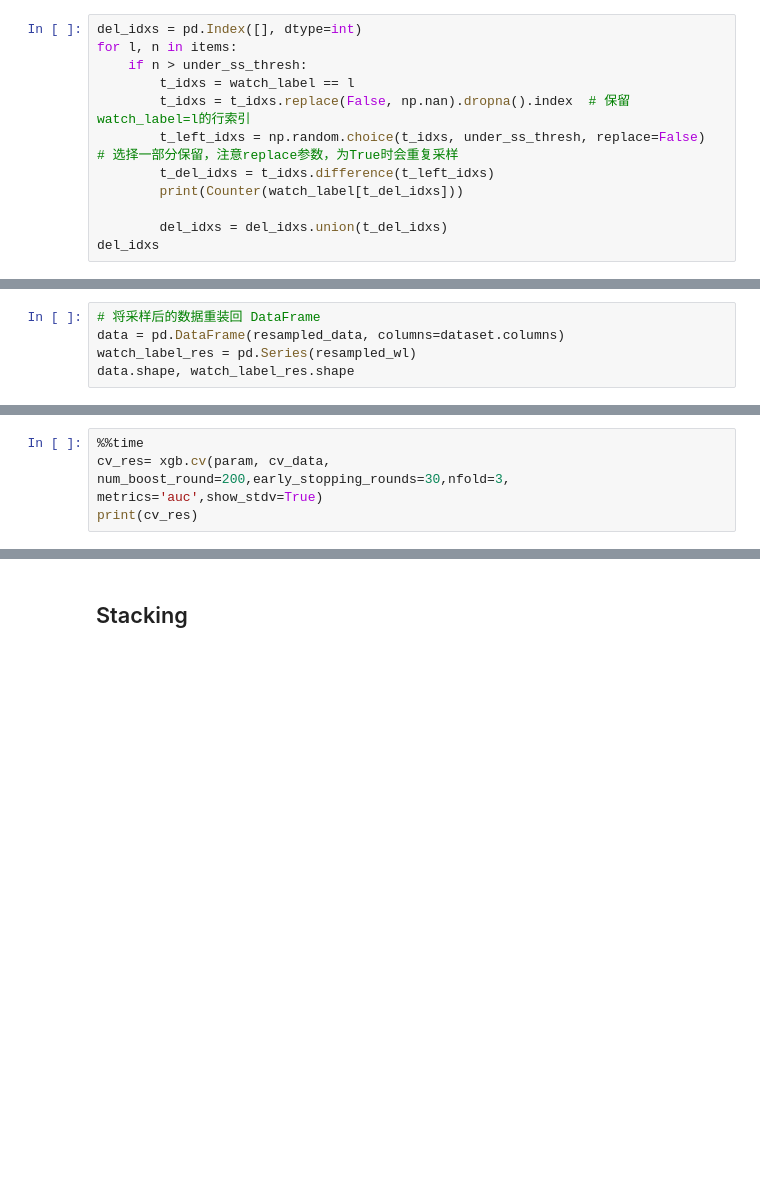
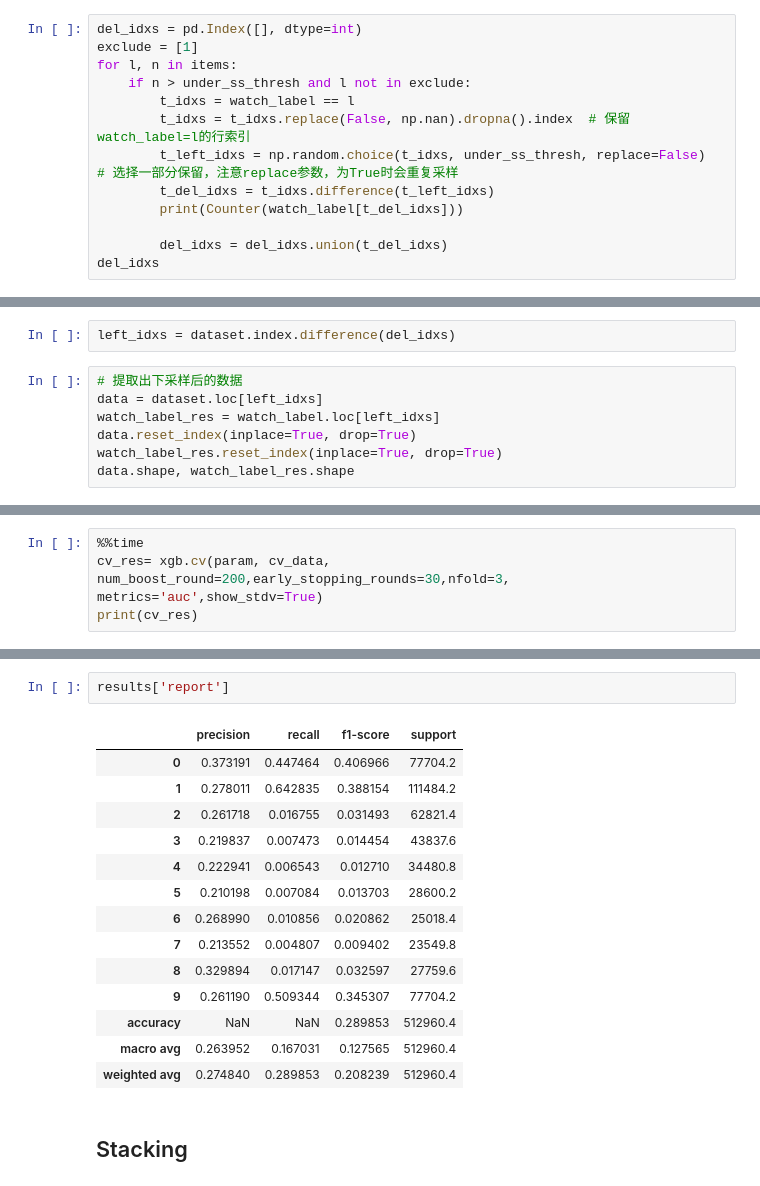
Before and after one commit to GZYZG/2021-digix-recommendation, a Jupyter notebook: Models/models.ipynb, the cells around one changed output, grey strips where cells are left out. Drawn from its saved outputs; the diff is of its cells as text; blank space fills up the shorter version.

```diff
--- a/Models/models.ipynb
+++ b/Models/models.ipynb
@@ -491,8 +501,9 @@ under_ss, over_ss
   9: 388521})
 # %%
 del_idxs = pd.Index([], dtype=int)
+exclude = [1]
 for l, n in items:
-    if n > under_ss_thresh:
+    if n > under_ss_thresh and l not in exclude:
         t_idxs = watch_label == l
         t_idxs = t_idxs.replace(False, np.nan).dropna().index  # 保留watch_label=l的行索引
         t_left_idxs = np.random.choice(t_idxs, under_ss_thresh, replace=False)  # 选择一部分保留，注意replace参数，为True时会重复采样
@@ -531,0 +536,9 @@ resampled_data.shape, resampled_wl.shape
+# %%
+left_idxs = dataset.index.difference(del_idxs)
+# %%
+# 提取出下采样后的数据
+data = dataset.loc[left_idxs]
+watch_label_res = watch_label.loc[left_idxs]
+data.reset_index(inplace=True, drop=True)
+watch_label_res.reset_index(inplace=True, drop=True)
+data.shape, watch_label_res.shape
@@ -542,8 +557,3 @@ Counter({2: 314107,
          8: 138798,
          7: 117749,
          6: 125092})
-# %%
-# 将采样后的数据重装回 DataFrame
-data = pd.DataFrame(resampled_data, columns=dataset.columns)
-watch_label_res = pd.Series(resampled_wl)
-data.shape, watch_label_res.shape
@@ -945,3 +1045,20 @@ print(cv_res)
+# %%
+results['report']
+# %% [output]
+|  | precision | recall | f1-score | support |
+| 0 | 0.373191 | 0.447464 | 0.406966 | 77704.2 |
+| 1 | 0.278011 | 0.642835 | 0.388154 | 111484.2 |
+| 2 | 0.261718 | 0.016755 | 0.031493 | 62821.4 |
+| 3 | 0.219837 | 0.007473 | 0.014454 | 43837.6 |
+| 4 | 0.222941 | 0.006543 | 0.012710 | 34480.8 |
+| 5 | 0.210198 | 0.007084 | 0.013703 | 28600.2 |
+| 6 | 0.268990 | 0.010856 | 0.020862 | 25018.4 |
+| 7 | 0.213552 | 0.004807 | 0.009402 | 23549.8 |
+| 8 | 0.329894 | 0.017147 | 0.032597 | 27759.6 |
+| 9 | 0.261190 | 0.509344 | 0.345307 | 77704.2 |
+| accuracy | NaN | NaN | 0.289853 | 512960.4 |
+| macro avg | 0.263952 | 0.167031 | 0.127565 | 512960.4 |
+| weighted avg | 0.274840 | 0.289853 | 0.208239 | 512960.4 |
 # %% [markdown]
 ## Stacking
 # %%
```
Also changed, not shown: parts of 66 cells of this notebook, 3 other files.
